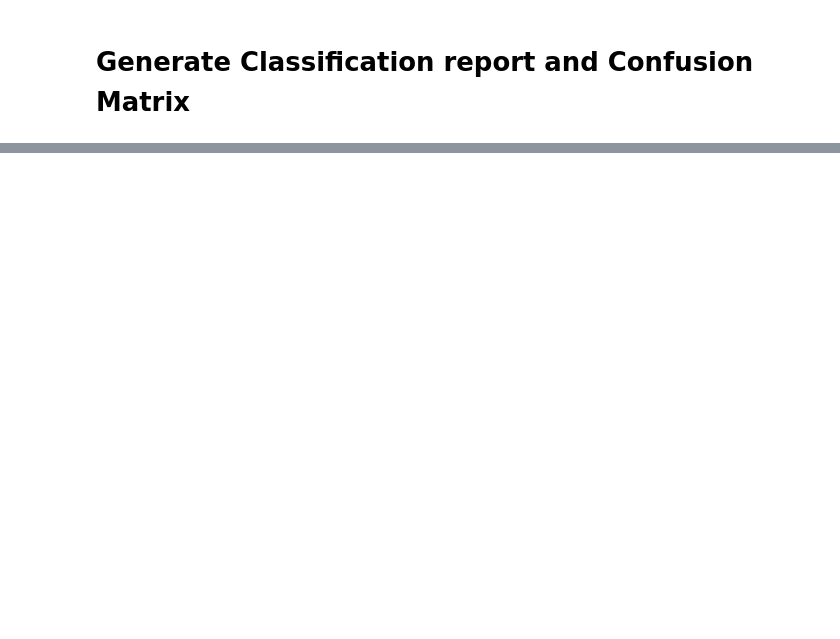
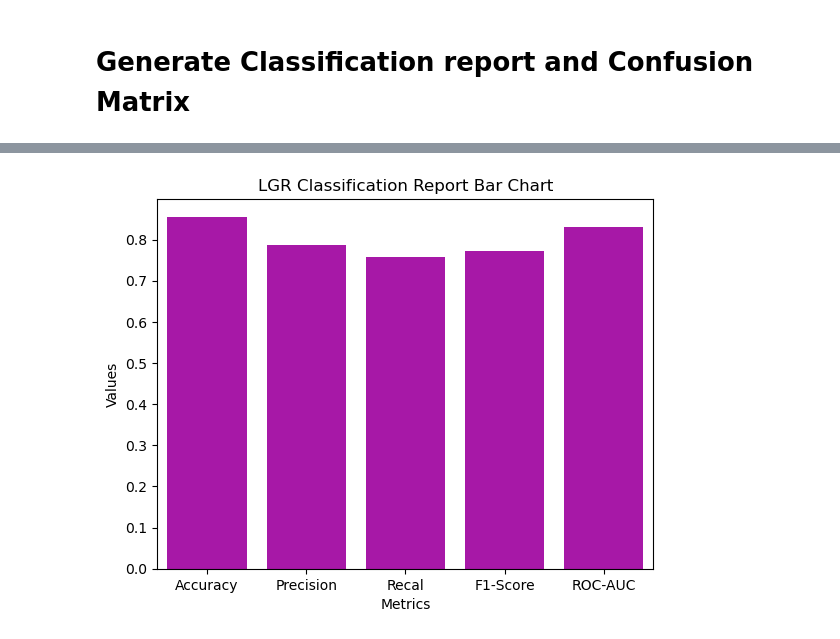
Before and after one commit to EmperorSeyi/Patient-Survival-Deep-Learning-Model, a Jupyter notebook: Patient_Survival.ipynb, the cells around one changed output, grey strips where cells are left out. Cells and saved outputs as stored; diff of their text form; code cells hidden in the pictures; blank space fills up the shorter version.

Commit message:
Logistic Regression Added

```diff
--- a/Patient_Survival.ipynb
+++ b/Patient_Survival.ipynb
@@ -763,2 +767,19 @@ plt.show()
 # %%
 ### Build a Logistic Regression Model
+# %%
+from sklearn.linear_model import LogisticRegression
+lgr = LogisticRegression()
+lgr.fit(X_train, y_train)
+y_pred_lgr = lgr.predict(X_test)
+lgr_accuracy = accuracy_score(y_test, y_pred_lgr)
+lgr_precision = precision_score(y_test, y_pred_lgr)
+lgr_recall = recall_score(y_test, y_pred_lgr)
+lgr_auc_roc = roc_auc_score(y_test, y_pred_lgr)
+lgr_f1_score = f1_score(y_test, y_pred_lgr)
+print(lgr_accuracy)
+print(lgr_precision)
+print(lgr_recall)
+print(lgr_f1_score)
+print(lgr_auc_roc)
+cm_lgr = confusion_matrix(y_test, y_pred_lgr)
+cm_lgr
@@ -764,0 +794,5 @@ plt.show()
+# %%
+results_table_lgr ={"Metrics": ["Accuracy", "Precision", "Recal", "F1-Score", "ROC-AUC"],
+ "Values":[lgr_accuracy, lgr_precision, lgr_recall, lgr_f1_score, lgr_auc_roc]}
+results_table_lgr = pd.DataFrame(results_table_lgr)
+results_table_lgr
@@ -765,2 +806,8 @@ plt.show()
+# %%
+sns.barplot(results_table_lgr, x="Metrics", y="Values", color = "m")
+plt.title("LGR Classification Report Bar Chart")
+plt.show()
+# %% [output]
+[figure, added]
 # %%
 ### Discusssion of Findings and Connclusions
```
Also changed, not shown: parts of 17 cells of this notebook.
